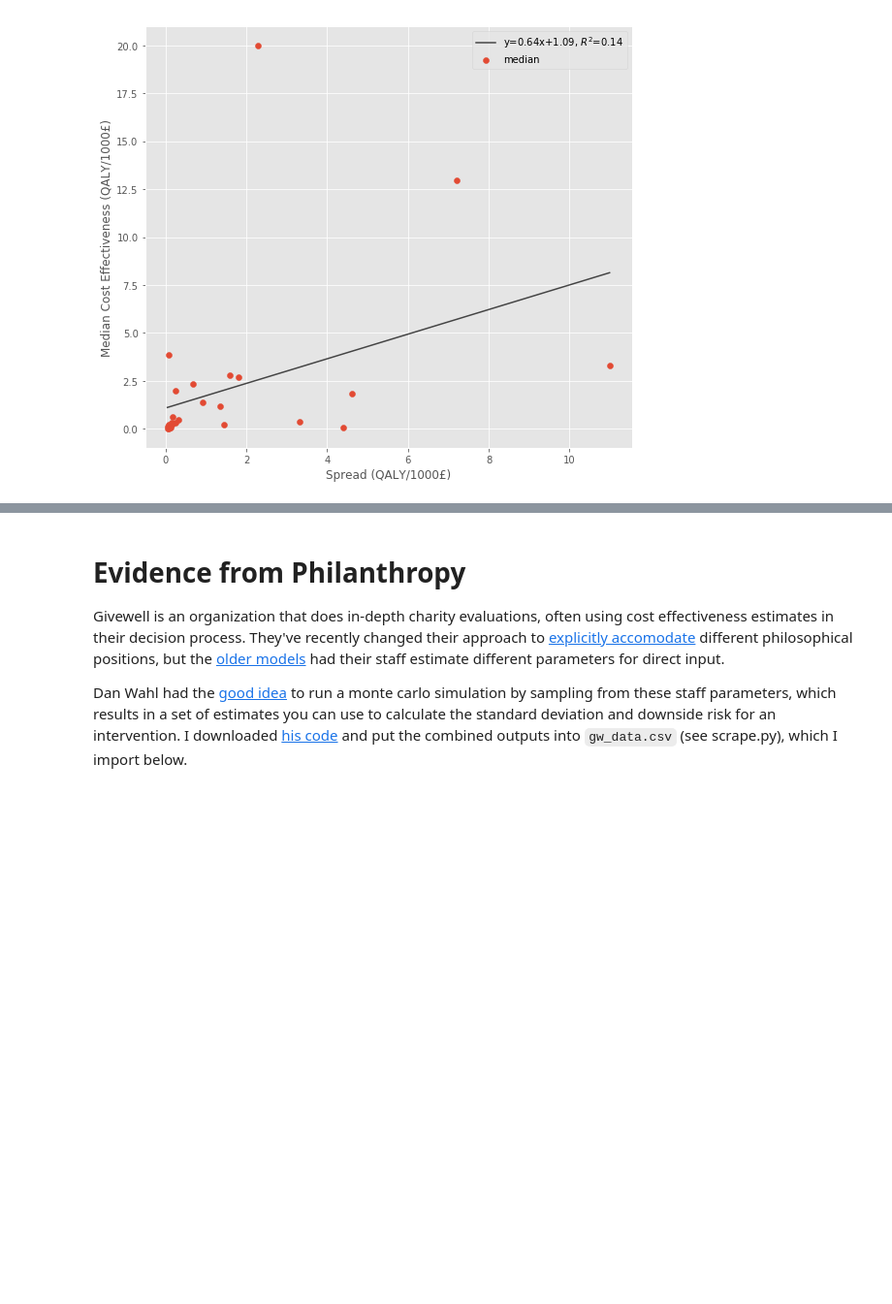
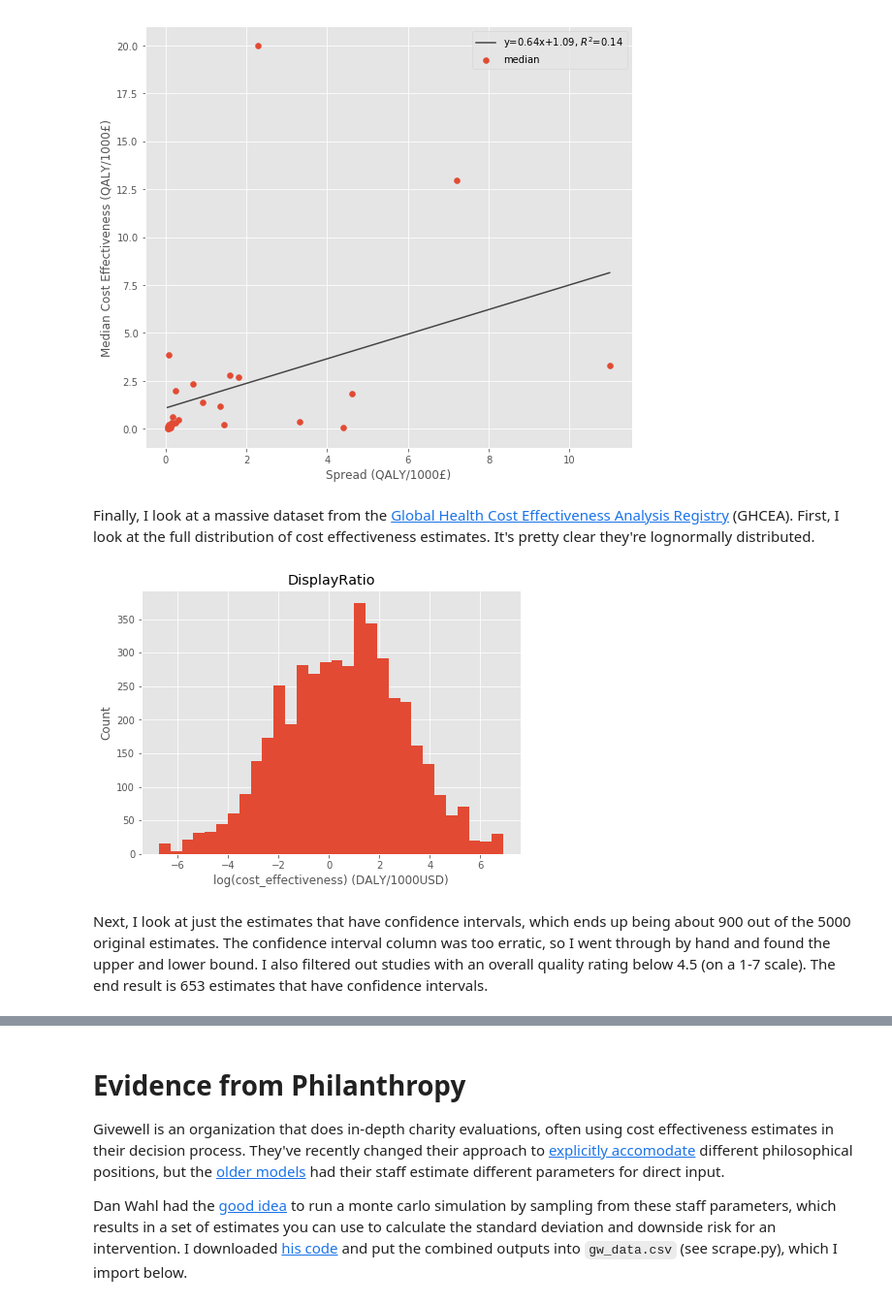
Before and after one commit to psthomas/risk-return, a Jupyter notebook: returns.ipynb, the cells around one changed output, grey strips where cells are left out. Shown at 97% size. Saved outputs shown, nothing was run; the diff lists cells and outputs as text; code cells hidden in the pictures; blank space fills up the shorter version.

Commit message:
Add GHCEA data to returns

```diff
--- a/returns.ipynb
+++ b/returns.ipynb
@@ -268,3 +279,22 @@ plt.legend()
 plt.show()
 # %% [output]
 [figure]
+# %% [markdown]
+Finally, I look at a massive dataset from the [Global Health Cost Effectiveness Analysis Registry](http://healtheconomics.tuftsmedicalcenter.org/ghcearegistry/) (GHCEA).  First, I look at the full distribution of cost effectiveness estimates.  It's pretty clear they're lognormally distributed.
+# %%
+ghcea_df = pd.read_csv('./data/GHCEA_data.csv')
+
+#Remove non-integer rows, convert to floats, convert to DALY/1000USD, take log
+ghcea_df = ghcea_df[ghcea_df['DisplayRatio'].apply(lambda x: str(x).isdigit())]
+ghcea_df['DisplayRatio'] = ghcea_df['DisplayRatio'].astype(float)
+ghcea_df = ghcea_df[ghcea_df['DisplayRatio'] != 0] #Remove infinites
+ghcea_df['DisplayRatio'] = (1/ghcea_df['DisplayRatio'])*1000
+ghcea_df['DisplayRatio'] = np.log(ghcea_df['DisplayRatio'])
+
+fig, ax = plt.subplots(figsize=(7,5))
+ghcea_df.hist(column='DisplayRatio', bins=30, ax=ax)
+ax.set_xlabel('log(cost_effectiveness) (DALY/1000USD)')
+ax.set_ylabel('Count')
+plt.show()
+# %% [output]
+[figure, added]
@@ -270,0 +304,2 @@ plt.show()
+# %% [markdown]
+Next, I look at just the estimates that have confidence intervals, which ends up being about 900 out of the 5000 original estimates.  The confidence interval column was too erratic, so I went through by hand and found the upper and lower bound.  I also filtered out studies with an overall quality rating below 4.5 (on a 1-7 scale).  The end result is 653 estimates that have confidence intervals.
```
Also changed, not shown: parts of 26 cells of this notebook, 1 other file.
